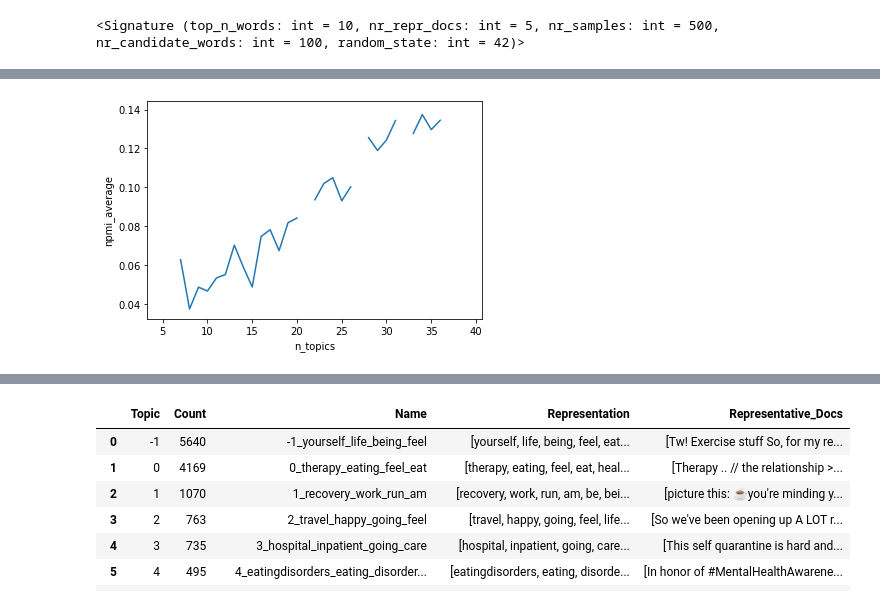
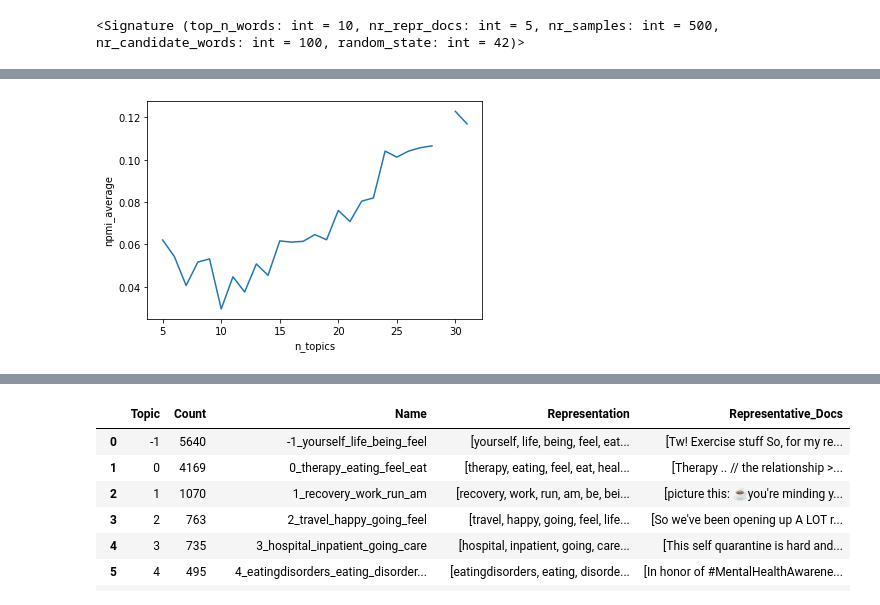
Before and after one commit to aminmarani/topic_modeling_comparison, a Jupyter notebook: topic_modeling_pipeline-bert.ipynb, the cells around one changed output, grey strips where cells are left out. Saved outputs shown, nothing was run; the diff lists cells and outputs as text; code cells hidden in the pictures.

```diff
--- a/topic_modeling_pipeline-bert.ipynb
+++ b/topic_modeling_pipeline-bert.ipynb
@@ -321,7 +321,7 @@ stm_lda_burnin = 150
 #                 'burnin_iteration':stm_lda_burnin if stm_lda_epochs>stm_lda_burnin else stm_lda_epochs-1,\
 #               'LDA_epochs':stm_lda_epochs,'alpha':30,'save_flag':False}
 
-model_spec = {'name':'bertopic','K':12,'min_cluster_size':50,'min_topic_size':40,'save_flag':False}
+model_spec = {'name':'bertopic','K':12,'min_topic_size':70,'min_samples':20,'save_flag':False}
 
 if model_spec['name'] == 'LDA':
     if is_eval:
@@ -441,14 +441,16 @@ elif model_spec['name'] == 'bertopic':
             for _ in range(2): #two runs and then average
                 #running bertopic
                 from hdbscan import HDBSCAN
-                hdbscan_model = HDBSCAN(min_cluster_size=model_spec['min_cluster_size'],prediction_data=True)
+                hdbscan_model = HDBSCAN(min_cluster_size=model_spec['min_topic_size'],
+                                        min_samples=model_spec['min_samples'],prediction_data=True)
                 topic_model = BERTopic(nr_topics=n_topics,calculate_probabilities=True,verbose=True,
                            top_n_words=50,representation_model=representation_model,
-                                      min_topic_size=model_spec['min_topic_size']).fit(docs)#hdbscan_model=hdbscan_model
+                                      min_topic_size=model_spec['min_topic_size'],
+                                       hdbscan_model=hdbscan_model).fit(docs)
                 #initializing scorer
                 scorer = lda_score(num_topics=n_topics,alpha=-1,optimize_interval=-1,iterations=-1,wiki_path='./data/wiki_sampled_5p.txt',
                           db_path = './data/wiki_full/',vocab_dict_path = './data/ED_vocab.tmp',
-                          wiki_vocab_dict_path='./data/wiki_sampled5p_vocab.obj',npmi_skip_threshold=0.30)
+                          wiki_vocab_dict_path='./data/wiki_sampled5p_vocab.obj',npmi_skip_threshold=0.15)
                 #setting vocabulary of wikipedia
                 with open ('./data/wiki_sampled5p_vocab.obj','rb') as vfile:
                     wiki_vocab_dict = pickle.load(vfile)
@@ -541,15 +547,15 @@ skipping 0.03 missed term-pairs < allowed misses = 0.3
 # %%
 import seaborn as sns
 df = pd.DataFrame(npmis,columns=['n_topics','npmi_average'])
 # df = pd.concat([df,pd.DataFrame(npmis,columns=['n_topics','npmi_average'])])
 
 sns.lineplot(data=df,x='n_topics',y='npmi_average')
 
 # df.to_csv('./result/npmi_{0}{1}{2}.csv'.format(model_spec['name'],model_spec['prevalence'],
 #                                               model_spec['content']))
 
-df.to_csv('./result/npmi_{0}_min_topic_size={1}.csv'.format(model_spec['name'],
-                                                            model_spec['min_topic_size']))
+df.to_csv('./result/npmi_{0}_min_topic_size={1}_min_samples={2}.csv'.format(model_spec['name'],
+                                                            model_spec['min_topic_size'],model_spec['min_samples']))
 # %% [output]
-[figure, old version]
+[figure, new version]
 # %%
```
Also changed, not shown: parts of 4 cells of this notebook, 5 other files.
